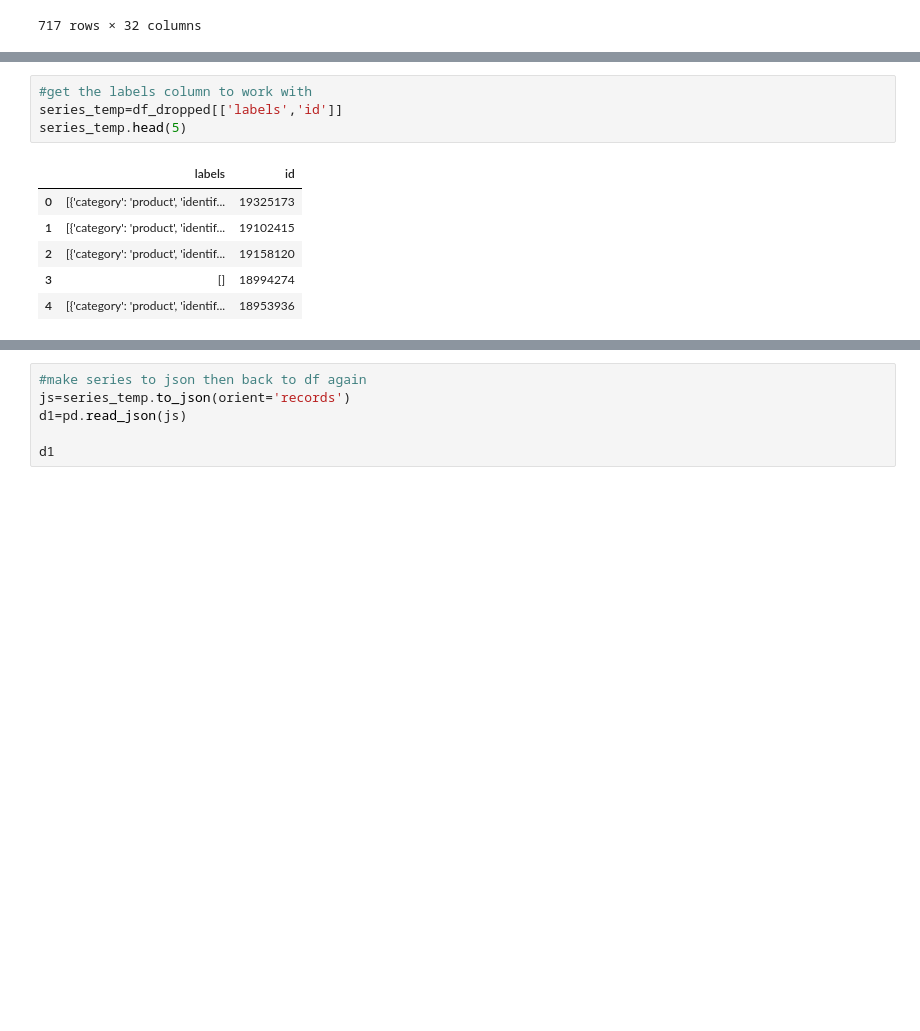
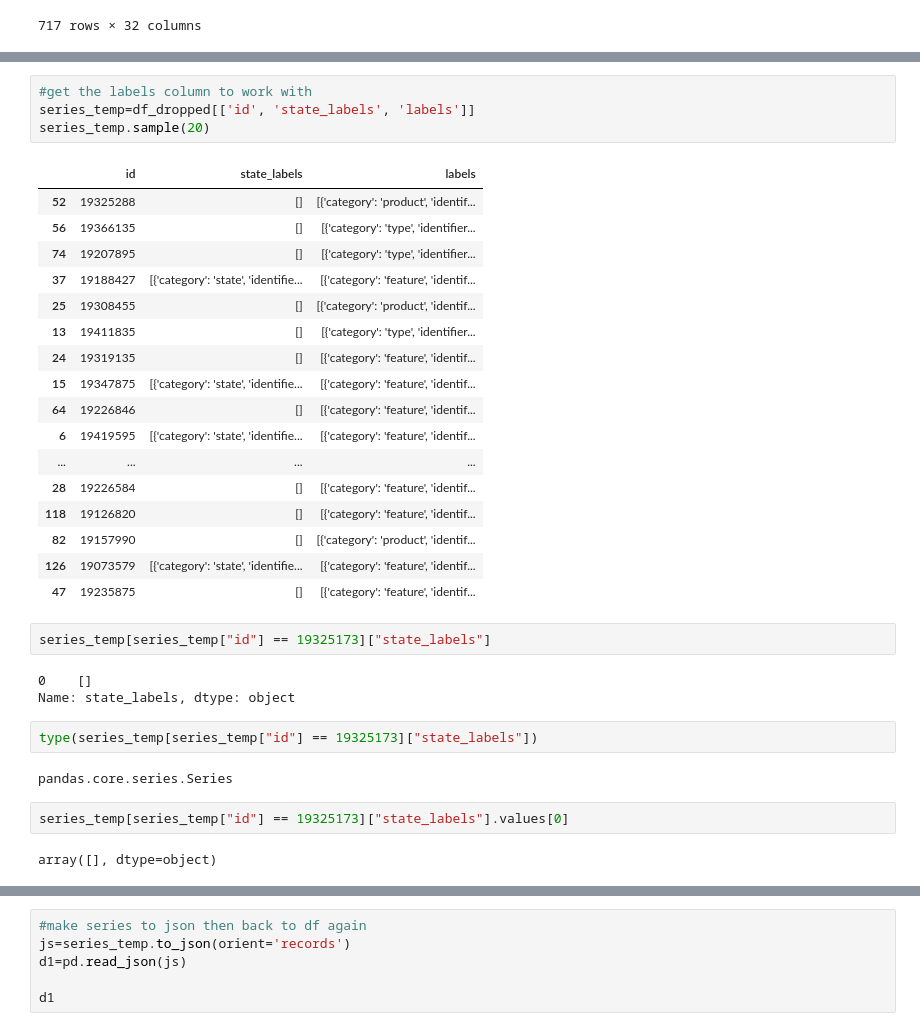
Before and after one commit to robboten/hemnet-transform, a Jupyter notebook: notebooks/transform-1-state-labels.ipynb, the cells around one changed output, grey strips where cells are left out. Saved outputs shown, nothing was run; the diff lists cells and outputs as text; blank space fills up the shorter version.

```diff
--- a/notebooks/transform-1-state-labels.ipynb
+++ b/notebooks/transform-1-state-labels.ipynb
@@ -89,11 +106,35 @@ Name: state_labels, Length: 529, dtype: int64
 # %%
 #get the labels column to work with
-series_temp=df_dropped[['labels','id']]
-series_temp.head(5)
+series_temp=df_dropped[['id', 'state_labels', 'labels']]
+series_temp.sample(20)
 # %% [output]
-|  | labels | id |
-| 0 | [{'category': 'product', 'identif... | 19325173 |
-| 1 | [{'category': 'product', 'identif... | 19102415 |
-| 2 | [{'category': 'product', 'identif... | 19158120 |
-| 3 | [] | 18994274 |
-| 4 | [{'category': 'product', 'identif... | 18953936 |
+|  | id | state_labels | labels |
+| 52 | 19325288 | [] | [{'category': 'product', 'identif... |
+| 56 | 19366135 | [] | [{'category': 'type', 'identifier... |
+| 74 | 19207895 | [] | [{'category': 'type', 'identifier... |
+| 37 | 19188427 | [{'category': 'state', 'identifie... | [{'category': 'feature', 'identif... |
+| 25 | 19308455 | [] | [{'category': 'product', 'identif... |
+| 13 | 19411835 | [] | [{'category': 'type', 'identifier... |
+| 24 | 19319135 | [] | [{'category': 'feature', 'identif... |
+| 15 | 19347875 | [{'category': 'state', 'identifie... | [{'category': 'feature', 'identif... |
+| 64 | 19226846 | [] | [{'category': 'feature', 'identif... |
+| 6 | 19419595 | [{'category': 'state', 'identifie... | [{'category': 'feature', 'identif... |
+| ... | ... | ... | ... |
+| 28 | 19226584 | [] | [{'category': 'feature', 'identif... |
+| 118 | 19126820 | [] | [{'category': 'feature', 'identif... |
+| 82 | 19157990 | [] | [{'category': 'product', 'identif... |
+| 126 | 19073579 | [{'category': 'state', 'identifie... | [{'category': 'feature', 'identif... |
+| 47 | 19235875 | [] | [{'category': 'feature', 'identif... |
+# %%
+series_temp[series_temp["id"] == 19325173]["state_labels"]
+# %% [output]
+0    []
+Name: state_labels, dtype: object
+# %%
+type(series_temp[series_temp["id"] == 19325173]["state_labels"])
+# %% [output]
+pandas.core.series.Series
+# %%
+series_temp[series_temp["id"] == 19325173]["state_labels"].values[0]
+# %% [output]
+array([], dtype=object)
```
Also changed, not shown: parts of 6 cells of this notebook, 1 other file.
